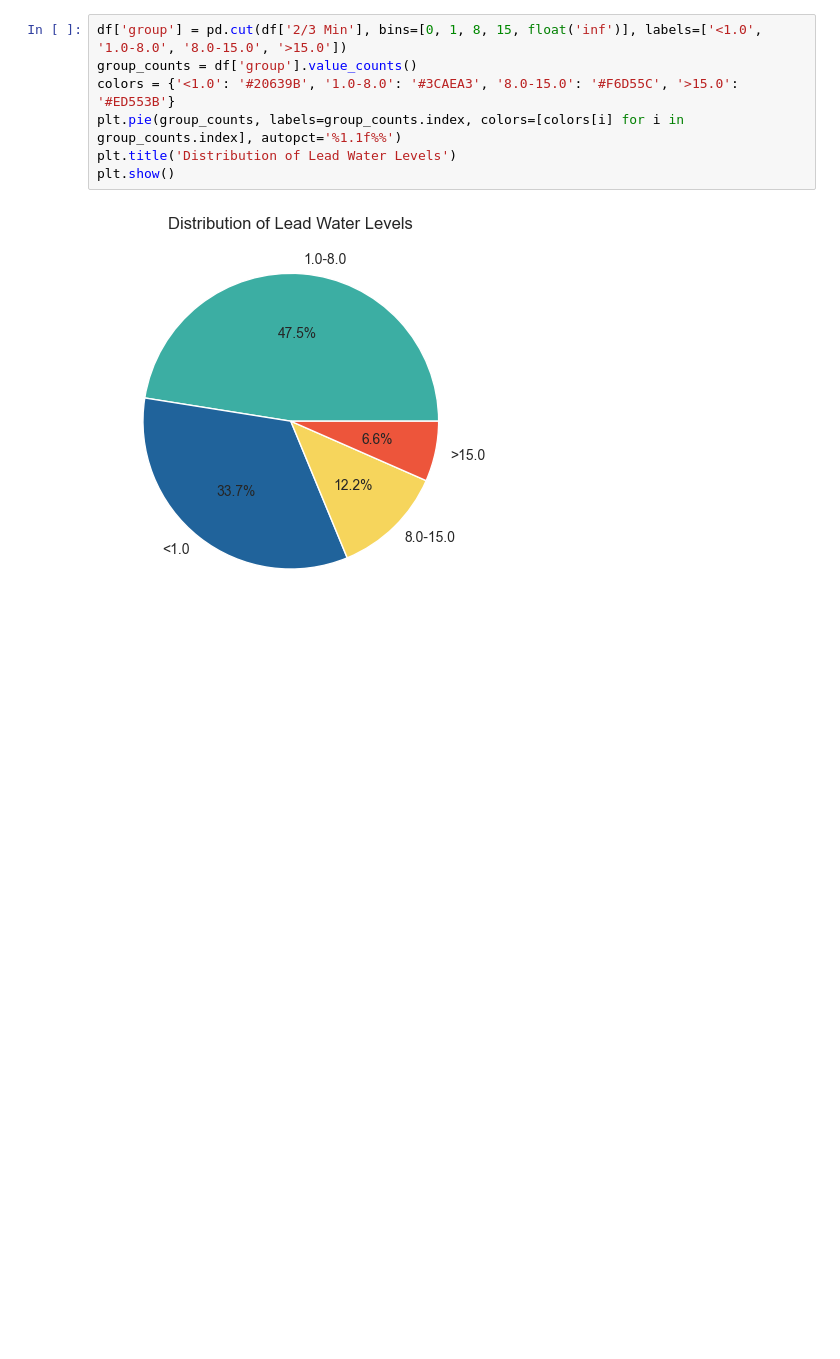
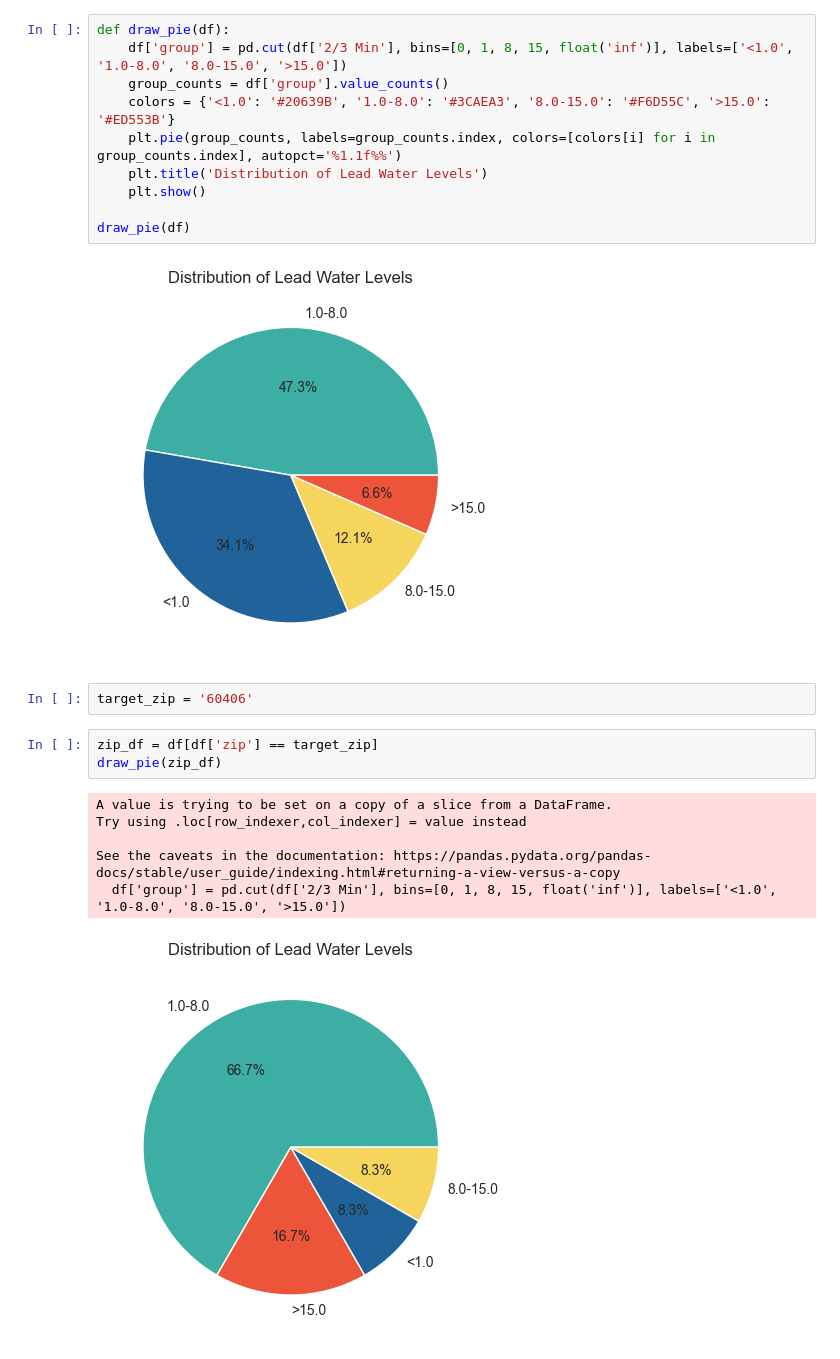
Before and after one commit to ebugarin/Chicago-Water-Lead-Levels-Analyzation, a Jupyter notebook: pie_graph.ipynb, the cells around one changed output. Cells and saved outputs as stored; diff of their text form; blank space fills up the shorter version.

Commit message:
Add pie chart with individual zipcode - Haoji

```diff
--- a/pie_graph.ipynb
+++ b/pie_graph.ipynb
@@ -67,9 +67,24 @@ df
 # %%
-df['group'] = pd.cut(df['2/3 Min'], bins=[0, 1, 8, 15, float('inf')], labels=['<1.0', '1.0-8.0', '8.0-15.0', '>15.0'])
-group_counts = df['group'].value_counts()
-colors = {'<1.0': '#20639B', '1.0-8.0': '#3CAEA3', '8.0-15.0': '#F6D55C', '>15.0': '#ED553B'}
-plt.pie(group_counts, labels=group_counts.index, colors=[colors[i] for i in group_counts.index], autopct='%1.1f%%')
-plt.title('Distribution of Lead Water Levels')
-plt.show()
+def draw_pie(df):
+    df['group'] = pd.cut(df['2/3 Min'], bins=[0, 1, 8, 15, float('inf')], labels=['<1.0', '1.0-8.0', '8.0-15.0', '>15.0'])
+    group_counts = df['group'].value_counts()
+    colors = {'<1.0': '#20639B', '1.0-8.0': '#3CAEA3', '8.0-15.0': '#F6D55C', '>15.0': '#ED553B'}
+    plt.pie(group_counts, labels=group_counts.index, colors=[colors[i] for i in group_counts.index], autopct='%1.1f%%')
+    plt.title('Distribution of Lead Water Levels')
+    plt.show()
+
+draw_pie(df)
 # %% [output]
 [figure]
+# %%
+target_zip = '60406'
+# %%
+zip_df = df[df['zip'] == target_zip]
+draw_pie(zip_df)
+# %% [output]
+A value is trying to be set on a copy of a slice from a DataFrame.
+Try using .loc[row_indexer,col_indexer] = value instead
+
+See the caveats in the documentation: https://pandas.pydata.org/pandas-docs/stable/user_guide/indexing.html#returning-a-view-versus-a-copy
+  df['group'] = pd.cut(df['2/3 Min'], bins=[0, 1, 8, 15, float('inf')], labels=['<1.0', '1.0-8.0', '8.0-15.0', '>15.0'])
+[figure, added]
```
Also changed, not shown: parts of 1 cell of this notebook.
